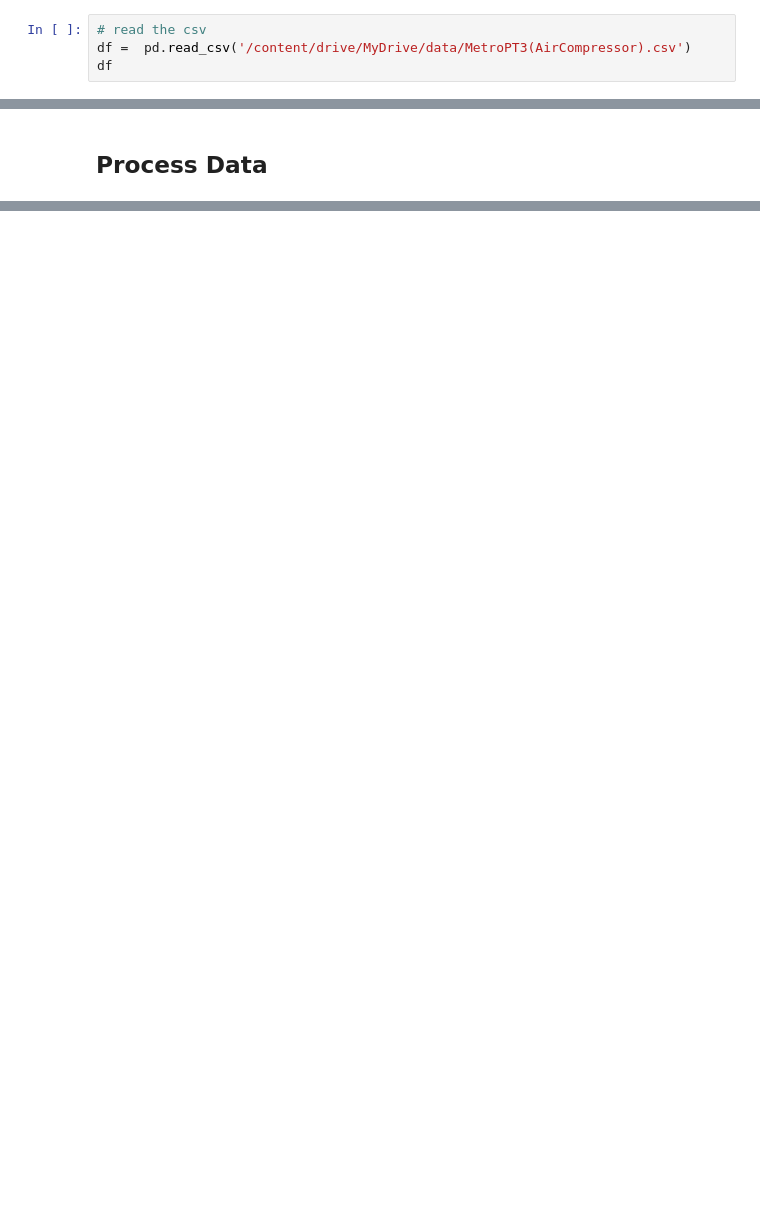
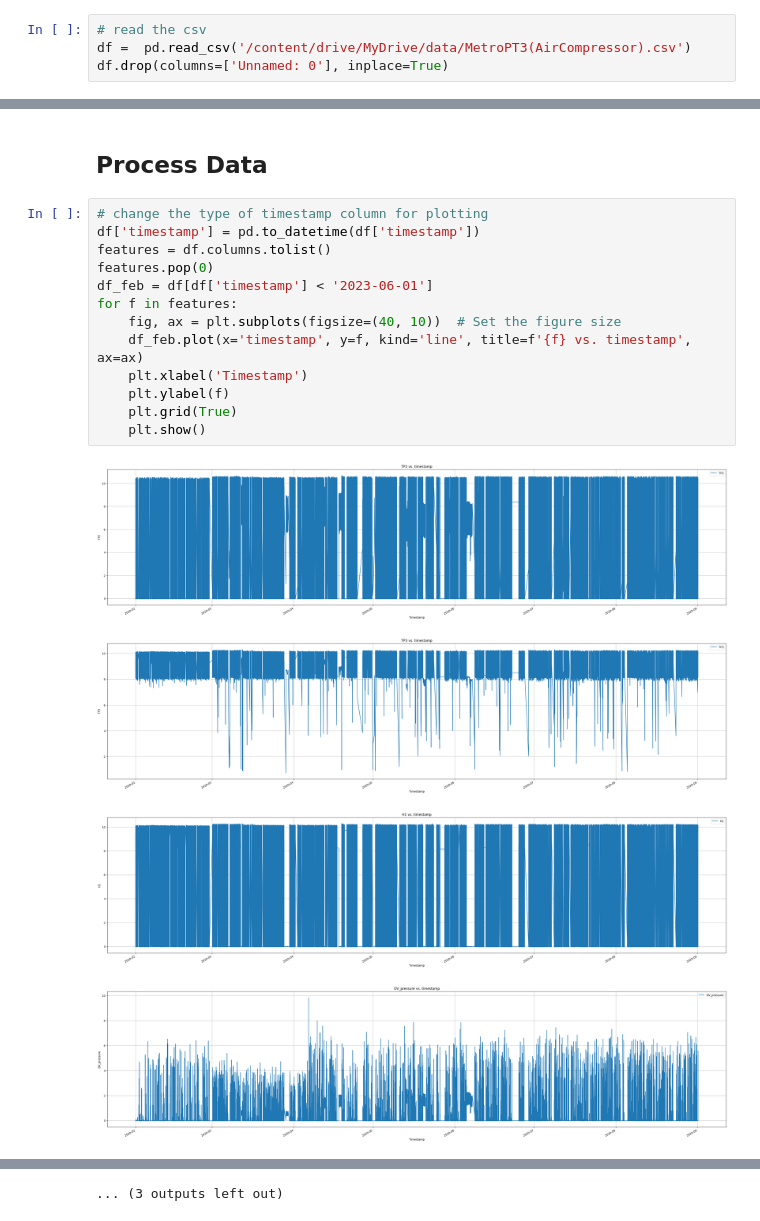
Before and after one commit to WilliamLu1999/Data-ML-Projects, a Jupyter notebook: Unsupervised_Anomaly_Detection_Time_Series_Metro_Predictive_Maintenance.ipynb, the cells around one changed output, grey strips where cells are left out. Cells and saved outputs as stored; diff of their text form; blank space fills up the shorter version.

```diff
--- a/Unsupervised_Anomaly_Detection_Time_Series_Metro_Predictive_Maintenance.ipynb
+++ b/Unsupervised_Anomaly_Detection_Time_Series_Metro_Predictive_Maintenance.ipynb
@@ -56,7 +93,7 @@ with zipfile.ZipFile('/content/drive/MyDrive/data/metropt+3+dataset.zip', 'r') a
 # %%
 # read the csv
 df =  pd.read_csv('/content/drive/MyDrive/data/MetroPT3(AirCompressor).csv')
-df
+df.drop(columns=['Unnamed: 0'], inplace=True)
 # %% [output]
 |  | Unnamed: 0 | timestamp | TP2 | TP3 | H1 | DV_pressure | Reservoirs | Oil_temperature | ... |
 | 0 | 0 | 2020-02-01 00:00:00 | -0.012 | 9.358 | 9.340 | -0.024 | 9.358 | 53.600 | ... |
@@ -74,2 +143,20 @@ df
 # %% [markdown]
 ## Process Data
+# %%
+# change the type of timestamp column for plotting
+df['timestamp'] = pd.to_datetime(df['timestamp'])
+features = df.columns.tolist()
+features.pop(0)
+df_feb = df[df['timestamp'] < '2023-06-01']
+for f in features:
+    fig, ax = plt.subplots(figsize=(40, 10))  # Set the figure size
+    df_feb.plot(x='timestamp', y=f, kind='line', title=f'{f} vs. timestamp', ax=ax)
+    plt.xlabel('Timestamp')
+    plt.ylabel(f)
+    plt.grid(True)
+    plt.show()
+# %% [output]
+[figure, added]
+[figure, added]
+[figure, added]
+[figure, added]
@@ -75,0 +171 @@ df
+... (3 outputs left out)
```
Also changed, not shown: parts of 11 cells of this notebook.
